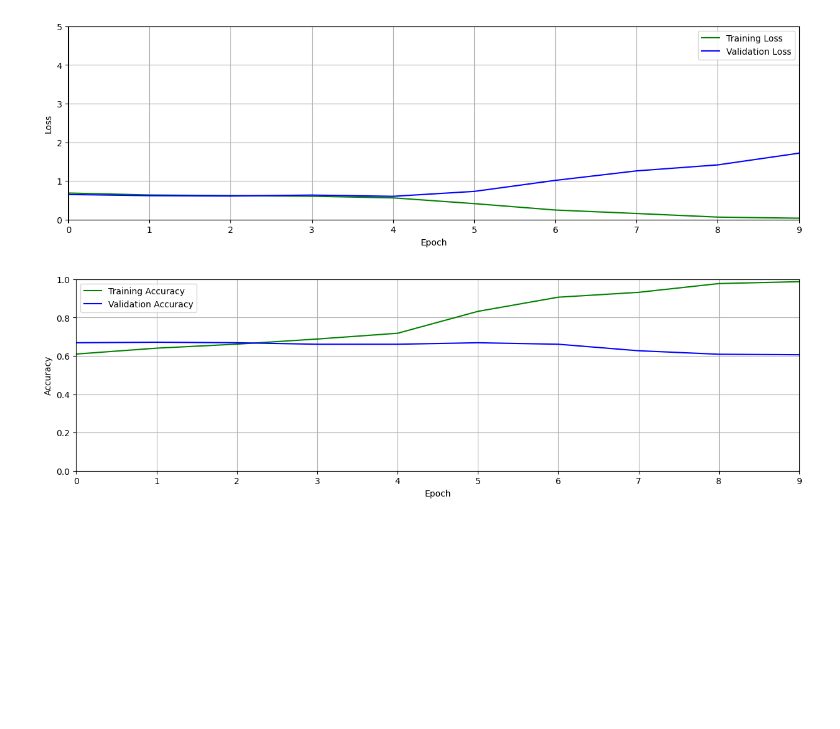
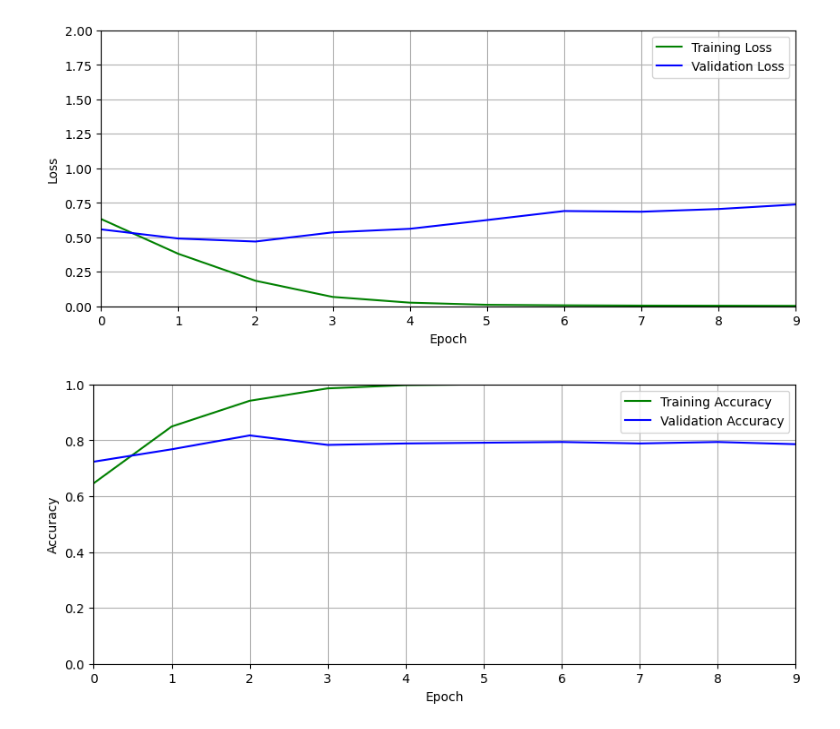
Before and after one commit to aysenurozmen/hate_speech_models, a Jupyter notebook: cnn.ipynb, the cells around one changed output. Cells and saved outputs as stored; diff of their text form; code cells hidden in the pictures; blank space fills up the shorter version.

Commit message:
Cnn model added
cnn model added

```diff
--- a/cnn.ipynb
+++ b/cnn.ipynb
@@ -126,5 +61,16 @@ WARNING:tensorflow:From C:\Users\aysen\anaconda3\envs\hate_speech_classification
+# %%
+# Create embedding matrix
+embedding_dim = word2vec_model.vector_size
+word_index = tokenizer.word_index
+num_words = len(word_index) + 1
+embedding_matrix = np.zeros((num_words, embedding_dim))
+for word, i in word_index.items():
+    if word in word2vec_model:
+        embedding_matrix[i] = word2vec_model[word]
 # %%
 # Hyperparameters
 epochs = 10
 batch_size = 32
 learning_rate = 0.001
+patience = 10
+input_length = max_len
@@ -203,0 +77,21 @@ def plot_results(metrics, title=None, ylabel=None, ylim=None, metric_name=None,
+# %%
+# CNN model
+cnn_model = Sequential([
+
+    # Embedding layer
+    # Input shape: 2D tensor with shape: (batch_size, input_length)
+    # Output shape: 3D tensor with shape: (batch_size, input_length, output_dim)
+    Embedding(input_dim=num_words, output_dim=embedding_dim, weights=[embedding_matrix], input_length=input_length, trainable=True),
+
+    Conv1D(128, 5, activation='relu'),
+    GlobalMaxPooling1D(),
+    Dense(64, activation='relu'),
+    Dropout(0.5),
+    Dense(1, activation='sigmoid')
+])
+
+# Compile the model
+cnn_model.compile(optimizer='adam', loss='binary_crossentropy', metrics=['accuracy'])
+
+# Train the model
+cnn_model_history = cnn_model.fit(X_train_padded, y_train_tensor, epochs=epochs, batch_size=batch_size, validation_split=0.2)
@@ -204,21 +116,21 @@ def plot_results(metrics, title=None, ylabel=None, ylim=None, metric_name=None,
 # %%
 # Retrieve training results
-train_loss = history.history["loss"]
-train_acc  = history.history["accuracy"]
-valid_loss = history.history["val_loss"]
-valid_acc  = history.history["val_accuracy"]
+train_loss = cnn_model_history.history["loss"]
+train_acc  = cnn_model_history.history["accuracy"]
+valid_loss = cnn_model_history.history["val_loss"]
+valid_acc  = cnn_model_history.history["val_accuracy"]
 
 plot_results([ train_loss, valid_loss ],
             ylabel="Loss",
             ylim = [0.0, 2.0],
             metric_name=["Training Loss", "Validation Loss"],
-            color=["g", "b"]);
+            color=["g", "b"], epochs=epochs);
 
 plot_results([ train_acc, valid_acc ],
             ylabel="Accuracy",
             ylim = [0.0, 1.0],
             metric_name=["Training Accuracy", "Validation Accuracy"],
-            color=["g", "b"])
+            color=["g", "b"], epochs=epochs)
 # %% [output]
-[figure, old version]
+[figure, new version]
-[figure, old version]
+[figure, new version]
```
Also changed, not shown: parts of 15 cells of this notebook.
